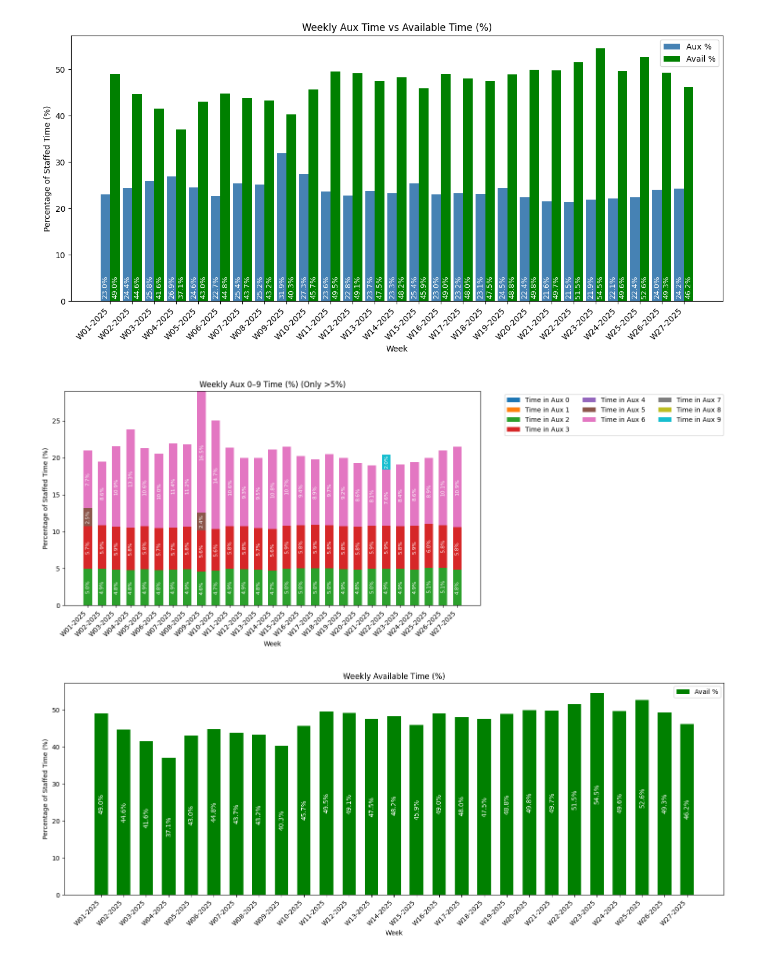
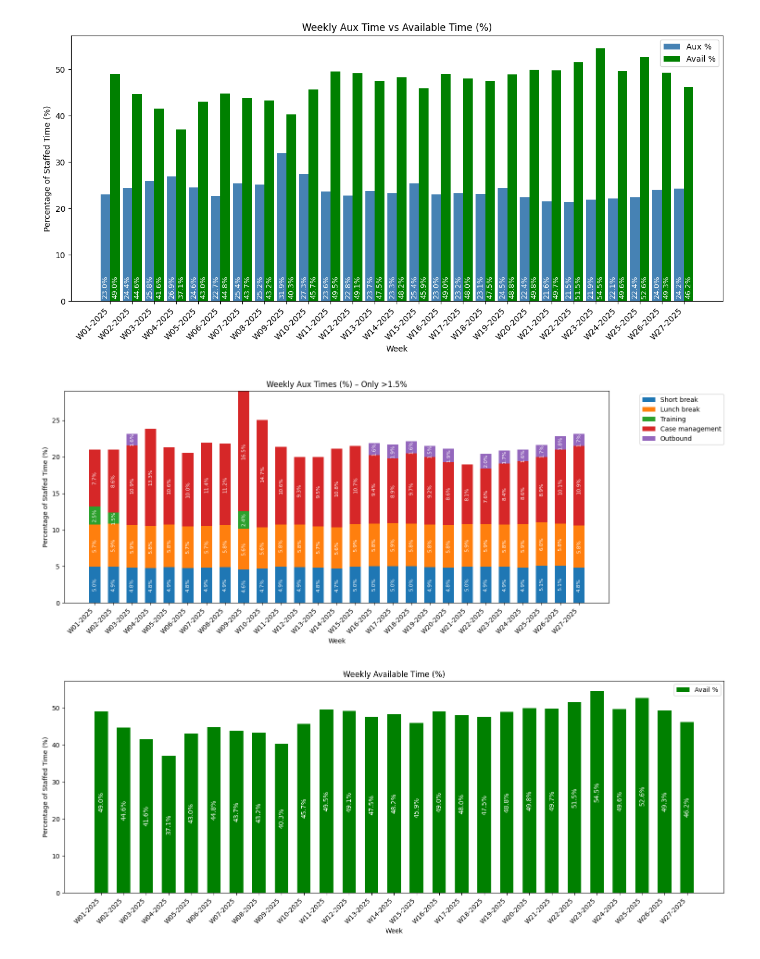
Before and after one commit to avtmarquardt-png/DPP_Callcenter, a Jupyter notebook: notebooks/Explore_CC_perf.ipynb, the cells around one changed output. Drawn from its saved outputs; the diff is of its cells as text; code cells hidden in the pictures.

Commit message:
2025_09_12_End_of_Week

```diff
--- a/notebooks/Explore_CC_perf.ipynb
+++ b/notebooks/Explore_CC_perf.ipynb
@@ -356,16 +374,22 @@ agg_loc_week['Total Calls'] = agg_loc_week['ACD Calls'] + agg_loc_week['Long Dis
 
 display(agg_loc_week)
 
-
 pivot_calls = agg_loc_week.pivot(index='Week', columns='Location ID', values='Total Calls')
 pivot_calls = pivot_calls.loc[:, (pivot_calls.sum(axis=0) > 0)]  # Keep only locations with >0 total calls
 
+# --- Option: show only top N locations by total calls ---
+top_n = 3
+top_locations = pivot_calls.sum(axis=0).sort_values(ascending=False).head(top_n).index
+pivot_calls = pivot_calls[top_locations]
 
 # --- Plot ---
 fig, ax = plt.subplots(figsize=(14, 6))
 
 x = np.arange(len(pivot_calls.index))  # week positions
-width = 0.8 / len(pivot_calls.columns)  # width of each bar (split between locations)
+
+# --- Configurable bar width factor (0 < factor <= 1) ---
+bar_width_factor = 0.8  # total fraction of space for all bars per week
+width = bar_width_factor / len(pivot_calls.columns)  # width of each bar
 
 # Plot each location
 for i, location in enumerate(pivot_calls.columns):
@@ -374,7 +398,7 @@ for i, location in enumerate(pivot_calls.columns):
 # Beautify
 ax.set_xlabel("Week")
 ax.set_ylabel("Total Calls")
-ax.set_title("Weekly Total Calls per Location")
+ax.set_title(f"Weekly Total Calls per Top {top_n} Locations")
 ax.set_xticks(x + width*(len(pivot_calls.columns)-1)/2)
 ax.set_xticklabels(pivot_calls.index, rotation=45)
 ax.legend(title="Location ID")
@@ -729,61 +750,80 @@ plt.show()
 import matplotlib.pyplot as plt
 import numpy as np
 
-# List of Aux columns
+# --- 1. Define Aux columns and translations ---
 aux_cols = [f'Time in Aux {i}' for i in range(10)]
+aux_translation = {
+    'Time in Aux 0': "Default - Starting Aux",
+    'Time in Aux 1': "IT/Facility issues",
+    'Time in Aux 2': "Short break",
+    'Time in Aux 3': "Lunch break",
+    'Time in Aux 4': "Meeting",
+    'Time in Aux 5': "Training",
+    'Time in Aux 6': "Case management",
+    'Time in Aux 7': "QL AUX",
+    'Time in Aux 8': "Offline tasks",
+    'Time in Aux 9': "Outbound"
+}
 
-# Aggregate AUX columns weekly (sum)
-aux_weekly = df_cleaned.groupby('Week')[aux_cols + ['Staffed Time', 'Avail Time']].sum().reset_index()
+# --- 2. Build agg_weekly with Staffed, Avail, Aux ---
+agg_weekly = df_cleaned.groupby('Week').agg(
+    Staffed_Time_Total=('Staffed Time', 'sum'),
+    Avail_Time_Total=('Avail Time', 'sum'),
+    **{col: (col, 'sum') for col in aux_cols}
+).reset_index()
 
-# Calculate percentages per week
-aux_percent = aux_weekly[aux_cols].div(aux_weekly['Staffed Time'], axis=0) * 100
-avail_percent = (aux_weekly['Avail Time'] / aux_weekly['Staffed Time']) * 100
+# --- 3. Percentages ---
+aux_percent = agg_weekly[aux_cols].div(agg_weekly['Staffed_Time_Total'], axis=0) * 100
+avail_percent = (agg_weekly['Avail_Time_Total'] / agg_weekly['Staffed_Time_Total']) * 100
 
-x = np.arange(len(agg_weekly))  # x-axis positions
-width = 0.6  # bar width
-threshold = 2  # only show Aux > 5%
+# --- 4. Plot stacked Aux (>2%) ---
+x = np.arange(len(agg_weekly))
+width = 0.6
+threshold = 1.5 # %
 
-# --- 1. Aux 0–9 stacked bar chart ---
 plt.figure(figsize=(15,6))
 bottom = np.zeros(len(agg_weekly))
+
 for col in aux_cols:
     heights = aux_percent[col].copy()
-    heights[heights < threshold] = np.nan  # filter Aux < 5%
-    plt.bar(x, heights, width=width, bottom=bottom, label=col)
-    bottom += heights.fillna(0)
+    heights[heights < threshold] = np.nan  # filter out
+    if heights.notna().any():
+        plt.bar(x, heights, width=width, bottom=bottom, label=aux_translation[col])
+        bottom += heights.fillna(0)
 
-# Add percentages inside Aux bars
+# Add labels inside stacked bars
 for i in range(len(x)):
     y_bottom = 0
     for col in aux_cols:
         height = aux_percent[col].iloc[i]
         if height >= threshold:
-            plt.text(x[i], y_bottom + height/2, f'{height:.1f}%', ha='center', va='center', fontsize=8, rotation=90, color='white')
+            plt.text(x[i], y_bottom + height/2, f'{height:.1f}%',
+                     ha='center', va='center', fontsize=8, rotation=90, color='white')
             y_bottom += height
 
 plt.xlabel('Week')
 plt.ylabel('Percentage of Staffed Time (%)')
-plt.title('Weekly Aux 0–9 Time (%) (Only >5%)')
+plt.title('Weekly Aux Times (%) – Only >1.5%')
 plt.xticks(ticks=x, labels=agg_weekly['Week'], rotation=45, ha='right')
-plt.legend(ncol=3, bbox_to_anchor=(1.05,1), loc='upper left')
+plt.legend(ncol=1, bbox_to_anchor=(1.05, 1), loc='upper left')
 plt.tight_layout()
 plt.show()
 
-# --- 2. Avail % bar chart ---
+# --- 5. Plot Avail separately ---
 plt.figure(figsize=(15,6))
 plt.bar(x, avail_percent, width=width, color='green', label='Avail %')
 
-# Add percentages inside the bars
 for i in range(len(x)):
-    plt.text(x[i], avail_percent.iloc[i]/2, f'{avail_percent.iloc[i]:.1f}%', ha='center', va='center', fontsize=10, rotation=90, color='white')
+    plt.text(x[i], avail_percent.iloc[i]/2, f'{avail_percent.iloc[i]:.1f}%',
+             ha='center', va='center', fontsize=10, rotation=90, color='white')
 
 plt.xlabel('Week')
 plt.ylabel('Percentage of Staffed Time (%)')
 plt.title('Weekly Available Time (%)')
 plt.xticks(ticks=x, labels=agg_weekly['Week'], rotation=45, ha='right')
 plt.legend()
 plt.tight_layout()
 plt.show()
 # %% [output]
-[figure, old version]
+[figure, new version]
 [figure]
```
Also changed, not shown: parts of 4 cells of this notebook.
